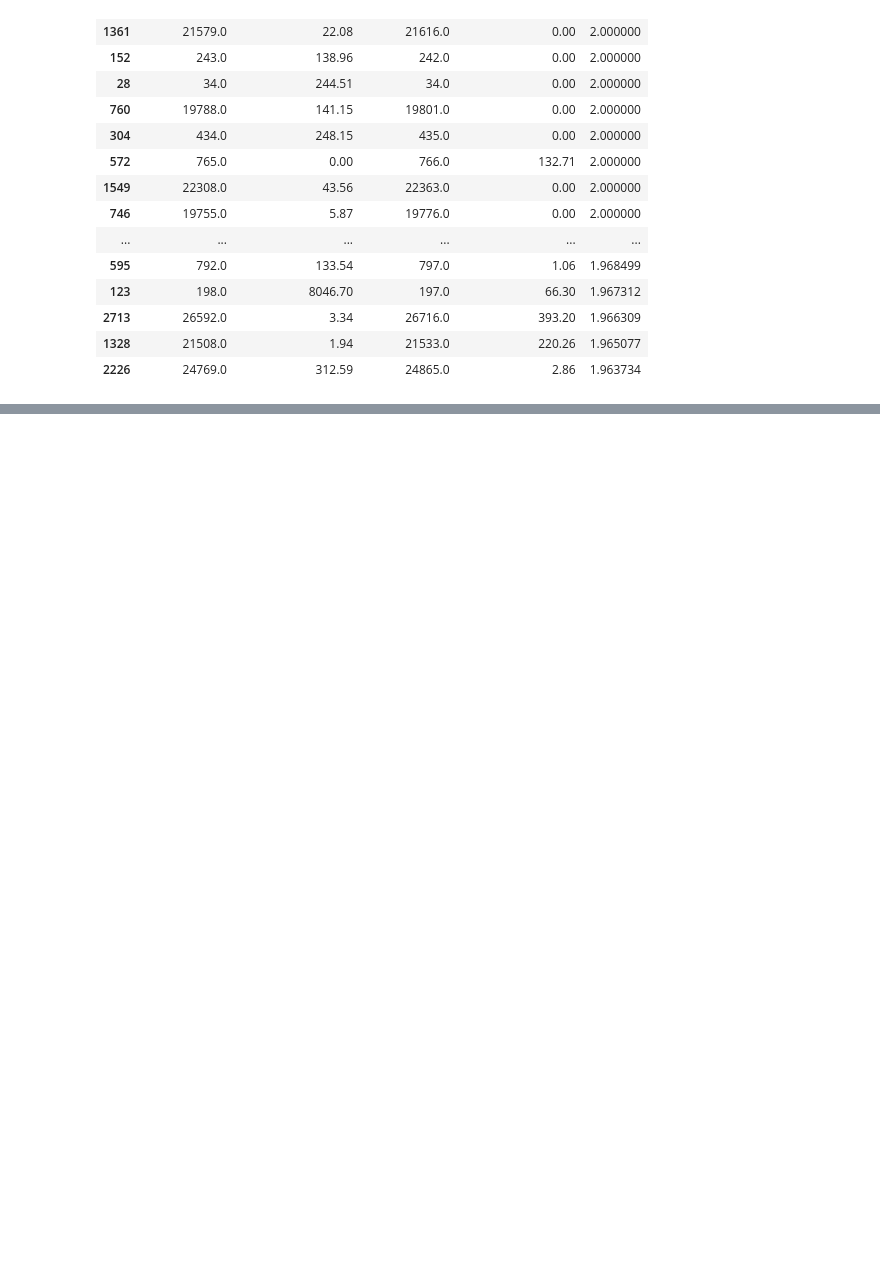
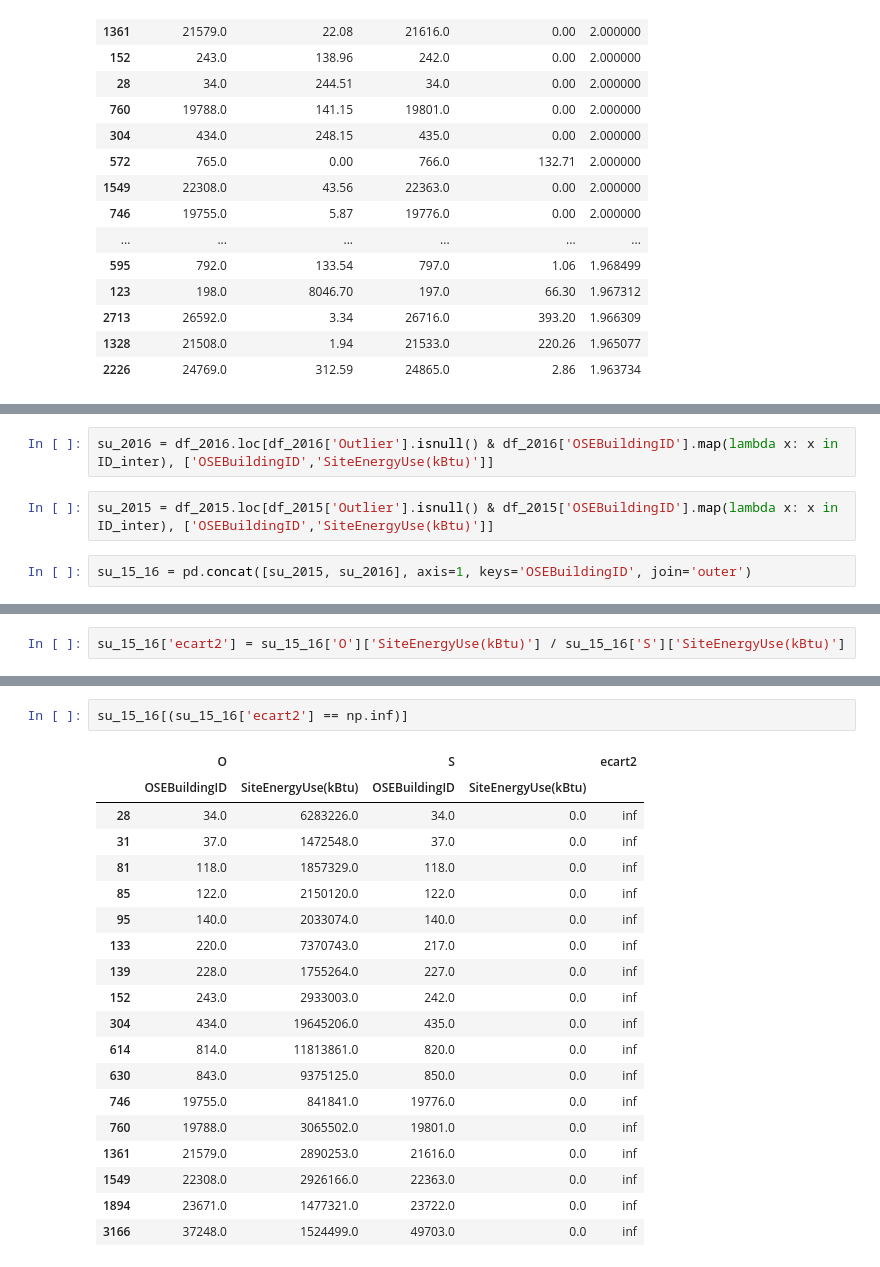
Before and after one commit to ThomasFavrel/OC-P4, a Jupyter notebook: P4 exploration.ipynb, the cells around one changed output, grey strips where cells are left out. Saved outputs shown, nothing was run; the diff lists cells and outputs as text; blank space fills up the shorter version.

```diff
--- a/P4 exploration.ipynb
+++ b/P4 exploration.ipynb
@@ -665,0 +809,6 @@ em_15_16.sort_values('ecart', ascending=False).head(40)
+# %%
+su_2016 = df_2016.loc[df_2016['Outlier'].isnull() & df_2016['OSEBuildingID'].map(lambda x: x in ID_inter), ['OSEBuildingID','SiteEnergyUse(kBtu)']]
+# %%
+su_2015 = df_2015.loc[df_2015['Outlier'].isnull() & df_2015['OSEBuildingID'].map(lambda x: x in ID_inter), ['OSEBuildingID','SiteEnergyUse(kBtu)']]
+# %%
+su_15_16 = pd.concat([su_2015, su_2016], axis=1, keys='OSEBuildingID', join='outer')
@@ -665,0 +832,2 @@ em_15_16.sort_values('ecart', ascending=False).head(40)
+# %%
+su_15_16['ecart2'] = su_15_16['O']['SiteEnergyUse(kBtu)'] / su_15_16['S']['SiteEnergyUse(kBtu)']
@@ -665,0 +885,22 @@ em_15_16.sort_values('ecart', ascending=False).head(40)
+# %%
+su_15_16[(su_15_16['ecart2'] == np.inf)]
+# %% [output]
+|  | O |  | S |  | ecart2 |
+|  | OSEBuildingID | SiteEnergyUse(kBtu) | OSEBuildingID | SiteEnergyUse(kBtu) |  |
+| 28 | 34.0 | 6283226.0 | 34.0 | 0.0 | inf |
+| 31 | 37.0 | 1472548.0 | 37.0 | 0.0 | inf |
+| 81 | 118.0 | 1857329.0 | 118.0 | 0.0 | inf |
+| 85 | 122.0 | 2150120.0 | 122.0 | 0.0 | inf |
+| 95 | 140.0 | 2033074.0 | 140.0 | 0.0 | inf |
+| 133 | 220.0 | 7370743.0 | 217.0 | 0.0 | inf |
+| 139 | 228.0 | 1755264.0 | 227.0 | 0.0 | inf |
+| 152 | 243.0 | 2933003.0 | 242.0 | 0.0 | inf |
+| 304 | 434.0 | 19645206.0 | 435.0 | 0.0 | inf |
+| 614 | 814.0 | 11813861.0 | 820.0 | 0.0 | inf |
+| 630 | 843.0 | 9375125.0 | 850.0 | 0.0 | inf |
+| 746 | 19755.0 | 841841.0 | 19776.0 | 0.0 | inf |
+| 760 | 19788.0 | 3065502.0 | 19801.0 | 0.0 | inf |
+| 1361 | 21579.0 | 2890253.0 | 21616.0 | 0.0 | inf |
+| 1549 | 22308.0 | 2926166.0 | 22363.0 | 0.0 | inf |
+| 1894 | 23671.0 | 1477321.0 | 23722.0 | 0.0 | inf |
+| 3166 | 37248.0 | 1524499.0 | 49703.0 | 0.0 | inf |
```
Also changed, not shown: parts of 48 cells of this notebook, 1 other file.
